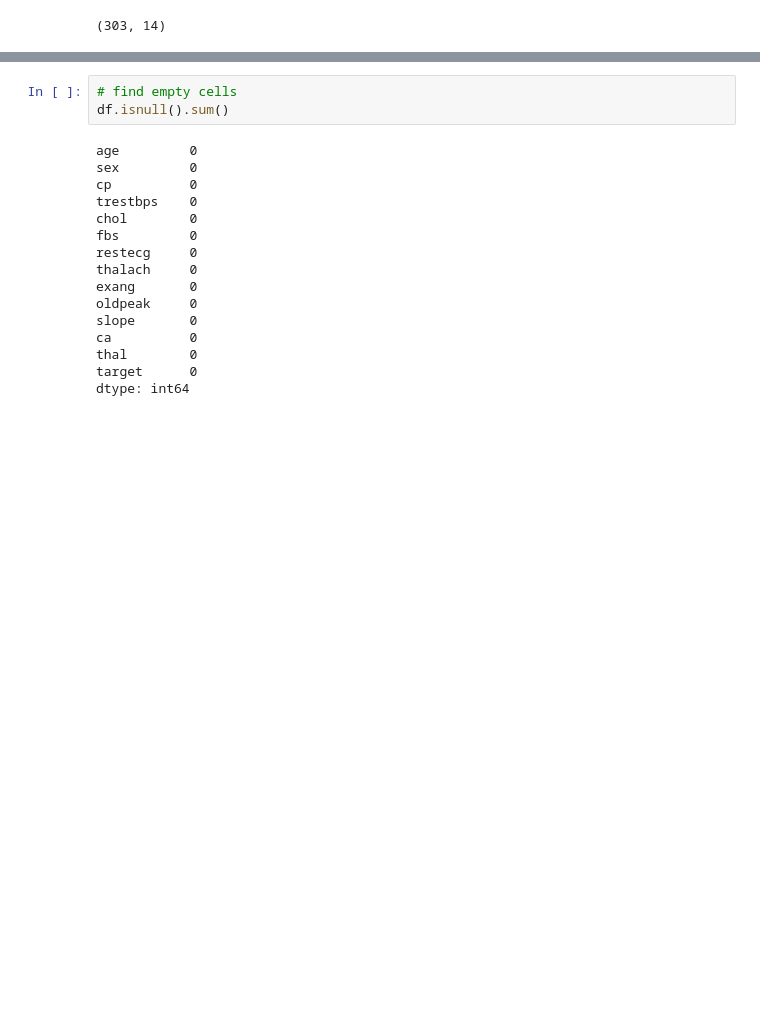
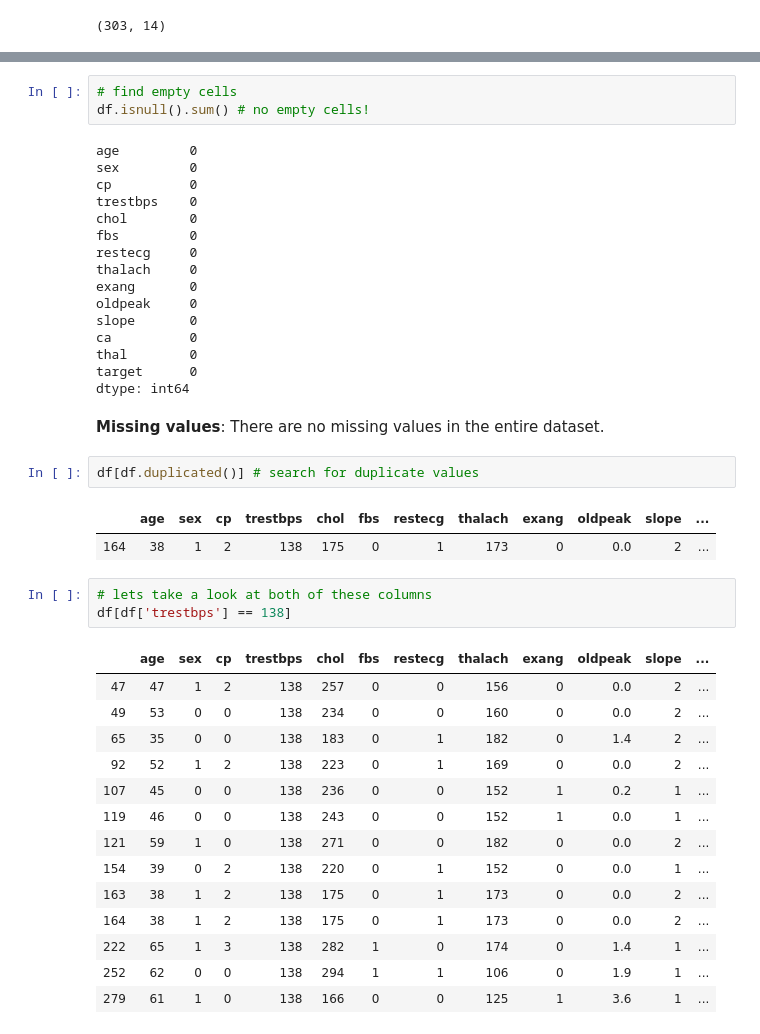
Before and after one commit to emilydwilliams/heart_disease, a Jupyter notebook: heart_disease_eda.ipynb, the cells around one changed output, grey strips where cells are left out. Drawn from its saved outputs; the diff is of its cells as text; blank space fills up the shorter version.

```diff
--- a/heart_disease_eda.ipynb
+++ b/heart_disease_eda.ipynb
@@ -41,6 +78,6 @@ df.describe()
 # %%
 # find empty cells
-df.isnull().sum()
+df.isnull().sum() # no empty cells!
 # %% [output]
 age         0
 sex         0
@@ -57,3 +94,28 @@ ca          0
 thal        0
 target      0
 dtype: int64
+# %% [markdown]
+**Missing values**: There are no missing values in the entire dataset.
+# %%
+df[df.duplicated()] # search for duplicate values
+# %% [output]
+|  | age | sex | cp | trestbps | chol | fbs | restecg | thalach | exang | oldpeak | slope | ... |
+| 164 | 38 | 1 | 2 | 138 | 175 | 0 | 1 | 173 | 0 | 0.0 | 2 | ... |
+# %%
+# lets take a look at both of these columns
+df[df['trestbps'] == 138]
+# %% [output]
+|  | age | sex | cp | trestbps | chol | fbs | restecg | thalach | exang | oldpeak | slope | ... |
+| 47 | 47 | 1 | 2 | 138 | 257 | 0 | 0 | 156 | 0 | 0.0 | 2 | ... |
+| 49 | 53 | 0 | 0 | 138 | 234 | 0 | 0 | 160 | 0 | 0.0 | 2 | ... |
+| 65 | 35 | 0 | 0 | 138 | 183 | 0 | 1 | 182 | 0 | 1.4 | 2 | ... |
+| 92 | 52 | 1 | 2 | 138 | 223 | 0 | 1 | 169 | 0 | 0.0 | 2 | ... |
+| 107 | 45 | 0 | 0 | 138 | 236 | 0 | 0 | 152 | 1 | 0.2 | 1 | ... |
+| 119 | 46 | 0 | 0 | 138 | 243 | 0 | 0 | 152 | 1 | 0.0 | 1 | ... |
+| 121 | 59 | 1 | 0 | 138 | 271 | 0 | 0 | 182 | 0 | 0.0 | 2 | ... |
+| 154 | 39 | 0 | 2 | 138 | 220 | 0 | 1 | 152 | 0 | 0.0 | 1 | ... |
+| 163 | 38 | 1 | 2 | 138 | 175 | 0 | 1 | 173 | 0 | 0.0 | 2 | ... |
+| 164 | 38 | 1 | 2 | 138 | 175 | 0 | 1 | 173 | 0 | 0.0 | 2 | ... |
+| 222 | 65 | 1 | 3 | 138 | 282 | 1 | 0 | 174 | 0 | 1.4 | 1 | ... |
+| 252 | 62 | 0 | 0 | 138 | 294 | 1 | 1 | 106 | 0 | 1.9 | 1 | ... |
+| 279 | 61 | 1 | 0 | 138 | 166 | 0 | 0 | 125 | 1 | 3.6 | 1 | ... |
```
Also changed, not shown: parts of 27 cells of this notebook.
